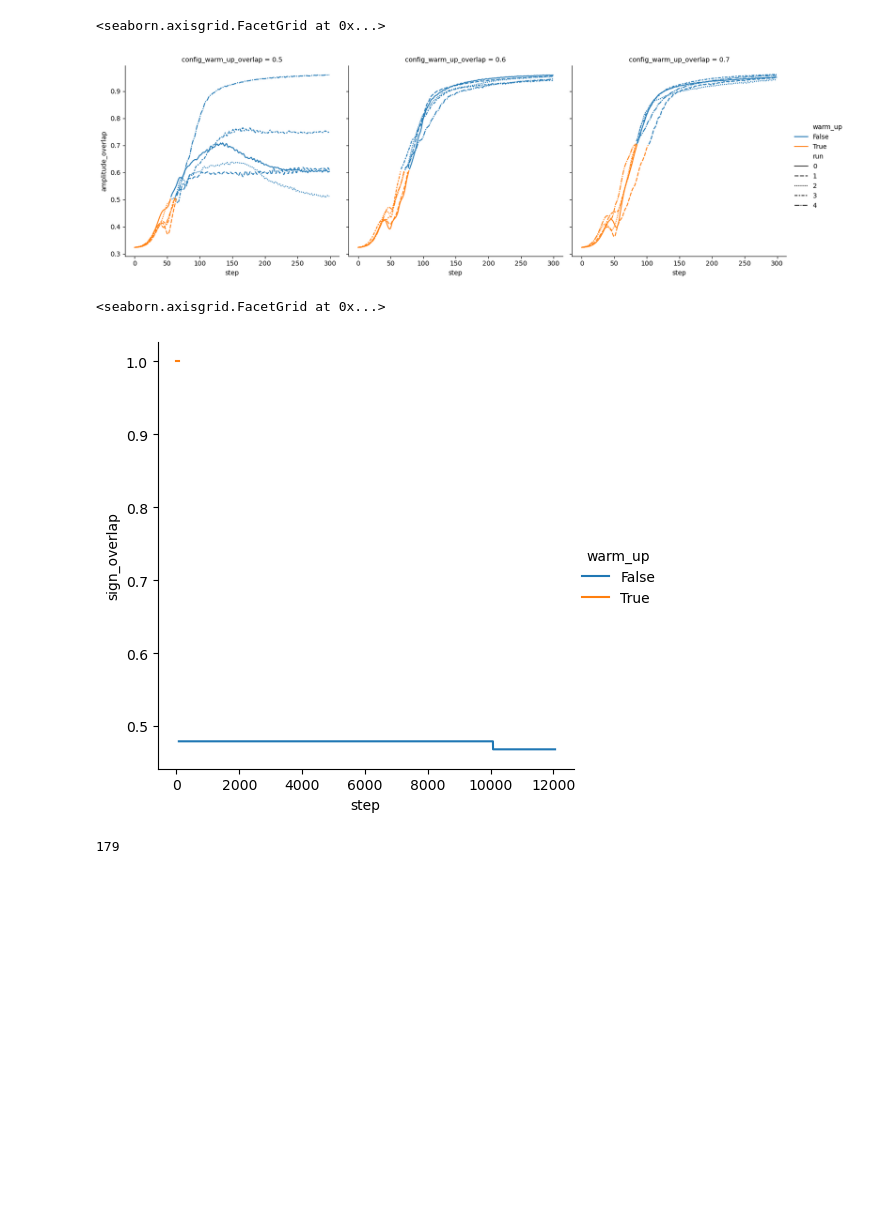
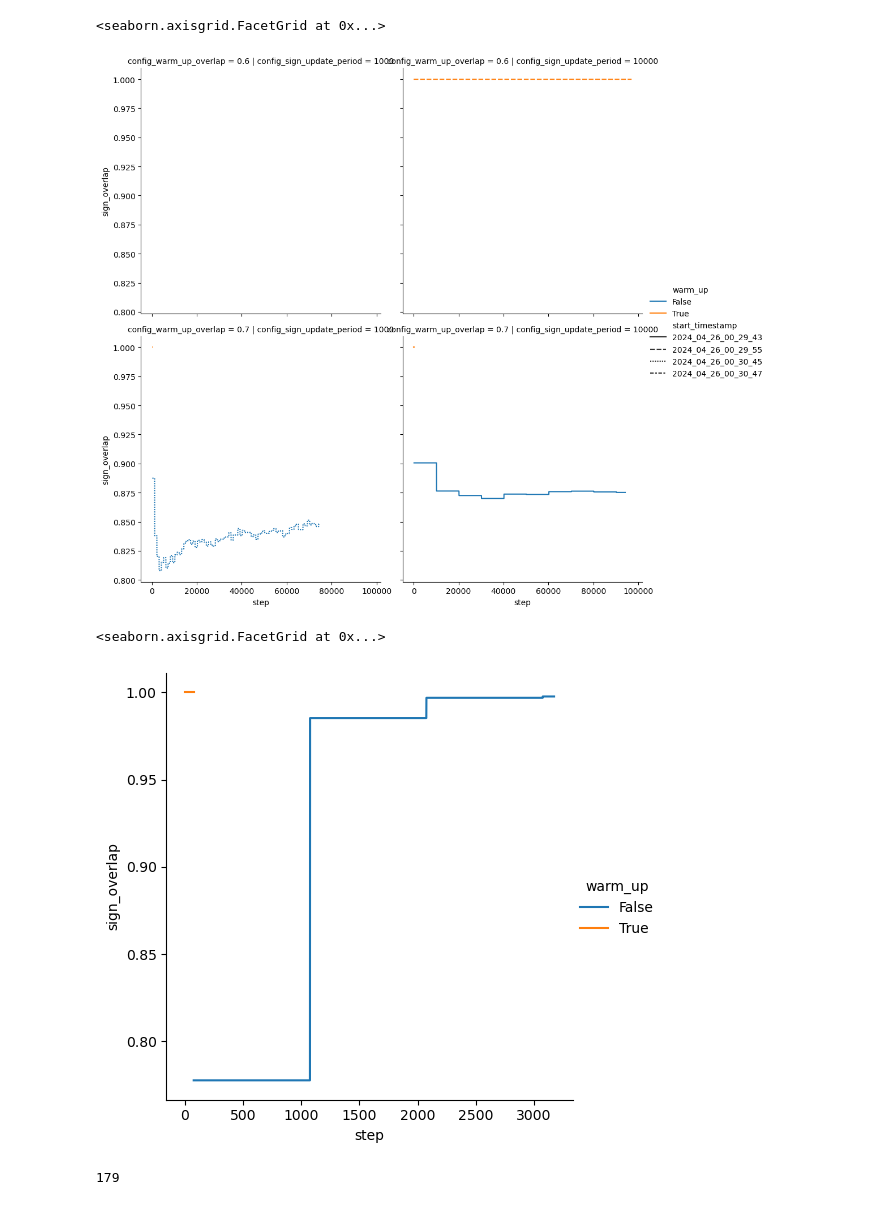
Before and after one commit to ischurov/frustrations-eda, a Jupyter notebook: vmc_ising.ipynb, the cells around one changed output. Drawn from its saved outputs; the diff is of its cells as text; code cells hidden in the pictures; blank space fills up the shorter version.

```diff
--- a/vmc_ising.ipynb
+++ b/vmc_ising.ipynb
@@ -87,5 +58,7 @@ eval_set.shape
 # %%
-load_tasks = ["66", "67", "73", "75", "76", "77"]
+# load_tasks = ["80", "84", "85", "86", "87"]
+# load_tasks = ["80", "88", "89", "92", "93", "94", "95", "96", "97", "98", "100", "101"]
+load_tasks = ["100", "101", "102", "103", "104", "105", "106"]
 df = (
     read_jsonl_to_df(
         chain(*[list(output_dir.glob(f"{task}/results.jsonl")) for task in load_tasks])
@@ -180,24 +161,24 @@ sns.relplot(
 # %%
 sns.relplot(
-    data=df.query("task_id >= 66  and step < 300").pipe(column_to(str, "run")),
+    data=df.query("step < 240_000"),
     x="step",
-    y="amplitude_overlap",
+    y="sign_overlap",
     #    hue="config_sign_reconstruction.full_spin_regularization",
     #    col="config_sign_update_period",
     hue="warm_up",
     #    hue='run',
     kind="line",
-    col="config_warm_up_overlap",
-    col_wrap=3,
-    style="run",
+    row="config_warm_up_overlap",
+    col="config_sign_update_period",
+    style="start_timestamp",
     # errorbar='sd'
 )
 # %% [output]
 <seaborn.axisgrid.FacetGrid at 0x...>
-[figure, old version]
+[figure, new version]
 # %%
 sns.relplot(
-    data=df.query("task_id == 66").pipe(
+    data=df.query("task_id == 80").pipe(
         column_to(str, "config_sign_reconstruction.full_spin_regularization")
     ),
     x="step",
@@ -209,7 +190,7 @@ sns.relplot(
 )
 # %% [output]
 <seaborn.axisgrid.FacetGrid at 0x...>
-[figure, old version]
+[figure, new version]
 # %%
 df.query('task_id == 55 and start_timestamp == "2024_03_13_21_21_01"')["step"].max()
 # %% [output]
```
Also changed, not shown: parts of 17 cells of this notebook, 20 other files.
